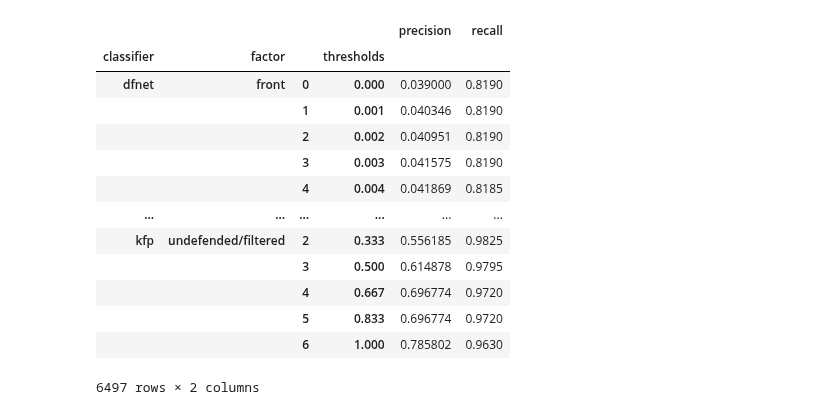
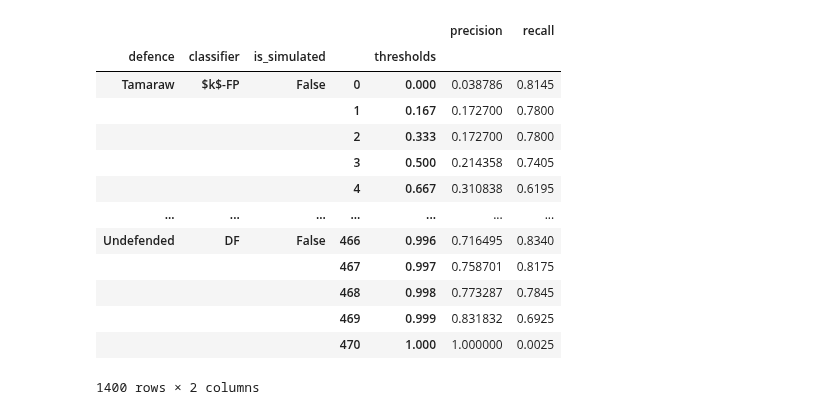
Before and after one commit to jpcsmith/qcsd-experiments, a Jupyter notebook: workflow/notebooks/result-analysis-curve.ipynb, the cells around one changed output. Saved outputs shown, nothing was run; the diff lists cells and outputs as text; code cells hidden in the pictures.

```diff
--- a/workflow/notebooks/result-analysis-curve.ipynb
+++ b/workflow/notebooks/result-analysis-curve.ipynb
@@ -61,0 +22,39 @@ def precision_recall_curve(df):
+# %%
+INPUTS = [
+    f"../../results/ml-eval-conn/{path}/predict/{classifier}-0.csv"
+    for classifier in ["kfp", "dfnet"]
+    # for path in ["front", "simulated-front", "undefended"]
+    for path in ["tamaraw", "simulated-tamaraw", "undefended"]
+]
+OUTPUT_FILE = pathlib.Path("/tmp/plot.png")
+WITH_LEGEND = True
+
+if "snakemake" in globals():
+    INPUTS = list(snakemake.input)
+    OUTPUT_FILE = pathlib.Path(snakemake.output[0])
+    WITH_LEGEND = snakemake.params.get("with_legend", False)
+# %%
+def _load_data(inputs):
+    data = (pd.concat([
+                pd.read_csv(fname, header=0) for fname in inputs
+            ], keys=inputs, names=["path"])
+            .fillna(0)
+            .rename(columns=lambda c: int(c) if c != "y_true" else c)
+            .astype({"y_true": int})
+            .drop(columns=[-1])
+            .assign(
+                is_simulated=lambda x: x.index.get_level_values("path").str.contains("simulated"),
+                defence=lambda x: x.index.get_level_values("path").map(
+                    lambda s: next(defence for defence in ["front", "tamaraw", "undefended"] if defence in s)
+                ),
+                classifier=lambda x: x.index.get_level_values("path").map(
+                    lambda s: next(classifier for classifier in ["kfp", "dfnet"] if classifier in s)
+                ))
+            .set_index(["defence", "classifier", "is_simulated"])
+            .rename(index={"front": "FRONT", "tamaraw": "Tamaraw", "undefended": "Undefended",
+                           "kfp": "$k$-FP", "dfnet": "DF"})
+           )
+    return data
+
+data = _load_data(INPUTS)
+data
@@ -90,20 +109,20 @@ def plot_pr_curve(data):
 # %%
-data2 = (data.groupby(["classifier", "factor"])
+pr_scores = (data.groupby(["defence", "classifier", "is_simulated"])
              .apply(precision_recall_curve)
              .set_index("thresholds", append=True))
-data2
+pr_scores
 # %% [output]
-|  |  |  |  | precision | recall |
-| classifier | factor |  | thresholds |  |  |
-| dfnet | front | 0 | 0.000 | 0.039000 | 0.8190 |
-|  |  | 1 | 0.001 | 0.040346 | 0.8190 |
-|  |  | 2 | 0.002 | 0.040951 | 0.8190 |
-|  |  | 3 | 0.003 | 0.041575 | 0.8190 |
-|  |  | 4 | 0.004 | 0.041869 | 0.8185 |
-| ... | ... | ... | ... | ... | ... |
-| kfp | undefended/filtered | 2 | 0.333 | 0.556185 | 0.9825 |
-|  |  | 3 | 0.500 | 0.614878 | 0.9795 |
-|  |  | 4 | 0.667 | 0.696774 | 0.9720 |
-|  |  | 5 | 0.833 | 0.696774 | 0.9720 |
-|  |  | 6 | 1.000 | 0.785802 | 0.9630 |
+|  |  |  |  |  | precision | recall |
+| defence | classifier | is_simulated |  | thresholds |  |  |
+| Tamaraw | $k$-FP | False | 0 | 0.000 | 0.038786 | 0.8145 |
+|  |  |  | 1 | 0.167 | 0.172700 | 0.7800 |
+|  |  |  | 2 | 0.333 | 0.172700 | 0.7800 |
+|  |  |  | 3 | 0.500 | 0.214358 | 0.7405 |
+|  |  |  | 4 | 0.667 | 0.310838 | 0.6195 |
+| ... | ... | ... | ... | ... | ... | ... |
+| Undefended | DF | False | 466 | 0.996 | 0.716495 | 0.8340 |
+|  |  |  | 467 | 0.997 | 0.758701 | 0.8175 |
+|  |  |  | 468 | 0.998 | 0.773287 | 0.7845 |
+|  |  |  | 469 | 0.999 | 0.831832 | 0.6925 |
+|  |  |  | 470 | 1.000 | 1.000000 | 0.0025 |
-6497 rows × 2 columns
+1400 rows × 2 columns
```
Also changed, not shown: parts of 9 cells of this notebook, 6 other files.
